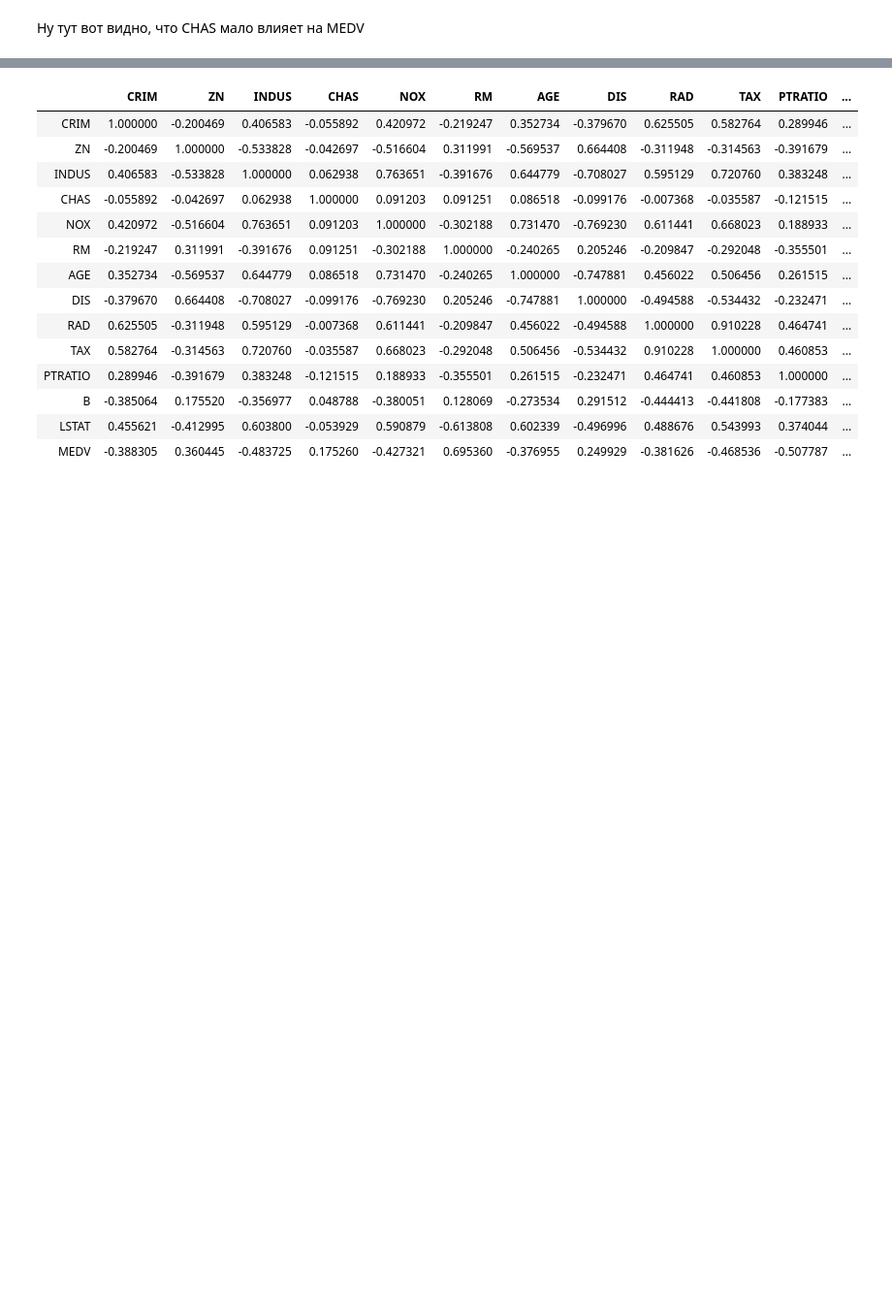
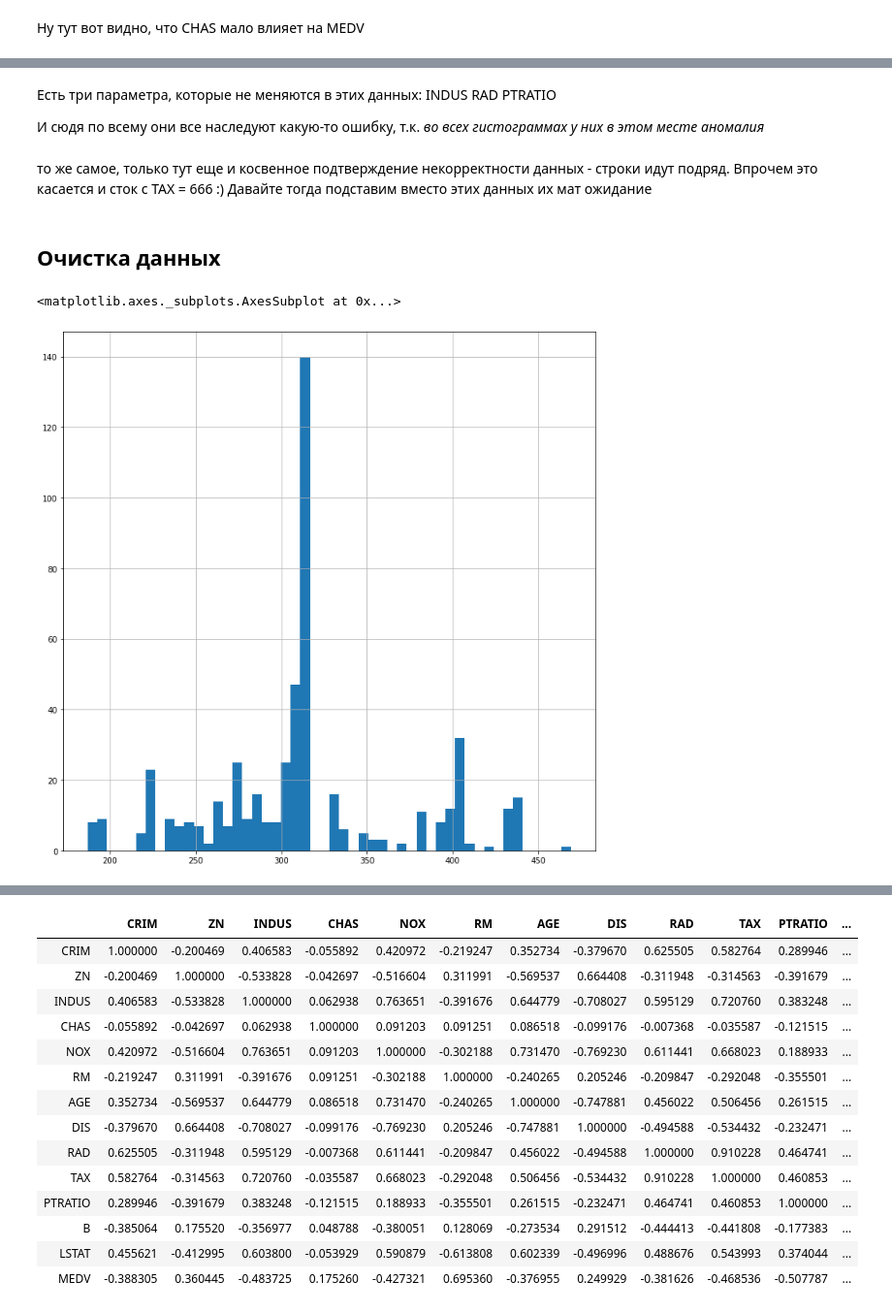
Before and after one commit to Midriaz/python, a Jupyter notebook: dvp-2.ipynb, the cells around one changed output, grey strips where cells are left out. Shown at 97% size. Saved outputs shown, nothing was run; the diff lists cells and outputs as text; code cells hidden in the pictures; blank space fills up the shorter version.

```diff
--- a/dvp-2.ipynb
+++ b/dvp-2.ipynb
@@ -86,0 +153,37 @@ sns.pairplot(data, height = 1)
+# %% [markdown]
+Есть три параметра, которые не меняются в этих данных:
+    INDUS
+    RAD
+    PTRATIO
+
+И сюдя по всему они все наследуют какую-то ошибку, т.к. *во всех гистограммах у них в этом месте аномалия*
+# %% [markdown]
+то же самое, только тут еще и косвенное подтверждение некорректности данных - строки идут подряд. Впрочем это касается и сток с TAX = 666 :) Давайте тогда подставим вместо этих данных их мат ожидание
+# %% [markdown]
+## Очистка данных
+# %%
+# Если я правильно понимаю методику, то для расчета значений,
+# которые мы будем использовать для подстановки вместо анамальных значений
+# не должны включать эти аманомальные значения
+clean_data = data[(data['TAX'] != 711) & (data['TAX'] != 666)]
+indus = clean_data['INDUS'].mean()
+rad = clean_data['RAD'].mean()
+tax = clean_data['TAX'].mean()
+ptratio = clean_data['PTRATIO'].mean()
+# %%
+def fix_data(row):
+    if (row['TAX'] == 711) or (row['TAX'] == 666) :
+        row['INDUS'] = indus
+        row['RAD'] = rad
+        row['TAX'] = tax
+        row['PTRATIO'] = ptratio
+
+    return row
+
+data = data.apply(fix_data, axis=1)
+# %%
+data.describe().transpose()
+data['TAX'].hist(bins = 50)
+# %% [output]
+<matplotlib.axes._subplots.AxesSubplot at 0x...>
+[figure, added]
```
Also changed, not shown: parts of 32 cells of this notebook.
